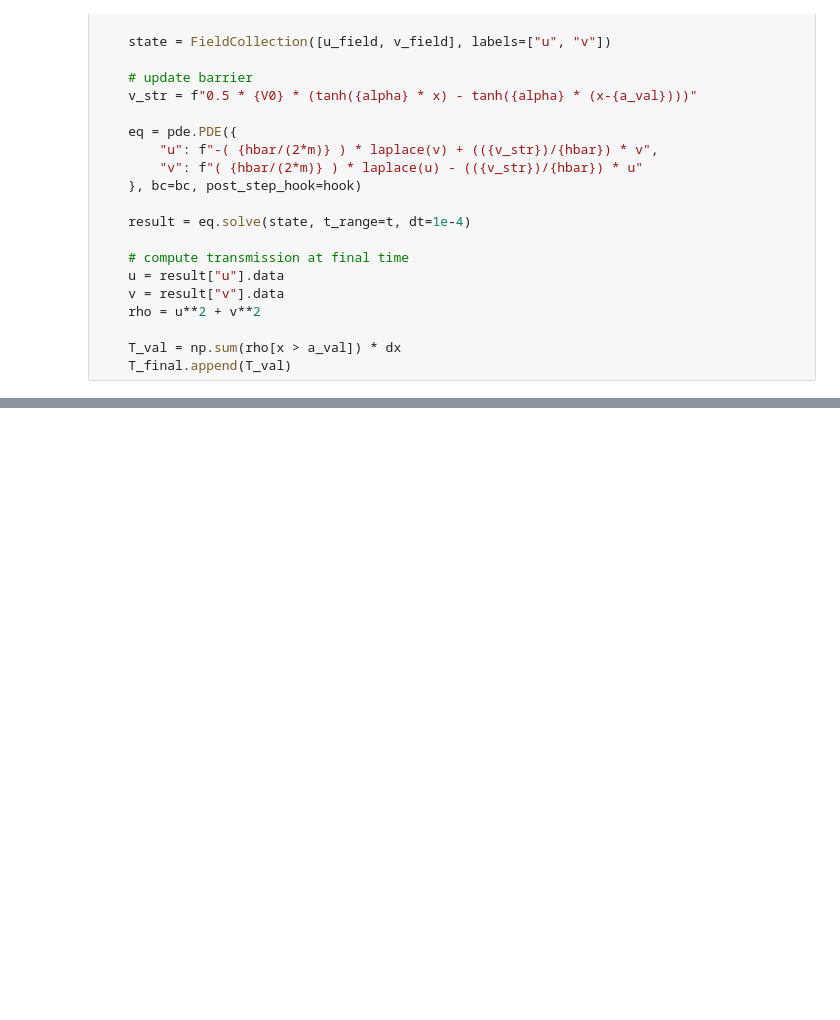
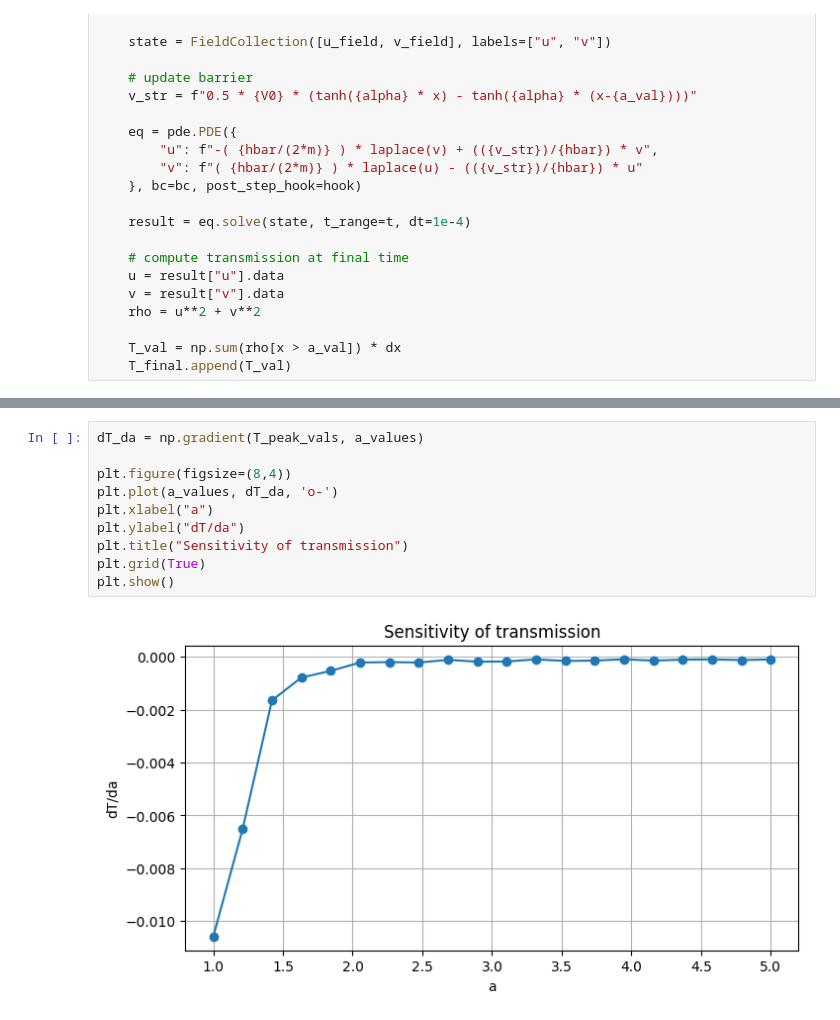
Before and after one commit to pavitra1905/stm-tunnelling-model, a Jupyter notebook: stm_analysis_with_peak_tp.ipynb, the cells around one changed output, grey strips where cells are left out. Drawn from its saved outputs; the diff is of its cells as text; blank space fills up the shorter version.

```diff
--- a/stm_analysis_with_peak_tp.ipynb
+++ b/stm_analysis_with_peak_tp.ipynb
@@ -367,0 +364,12 @@ Peak T values: [np.float64(0.09563105840617145), np.float64(0.07770086854526784)
+# %%
+dT_da = np.gradient(T_peak_vals, a_values)
+
+plt.figure(figsize=(8,4))
+plt.plot(a_values, dT_da, 'o-')
+plt.xlabel("a")
+plt.ylabel("dT/da")
+plt.title("Sensitivity of transmission")
+plt.grid(True)
+plt.show()
+# %% [output]
+[figure, added]
```
Also changed, not shown: parts of 8 cells of this notebook.
